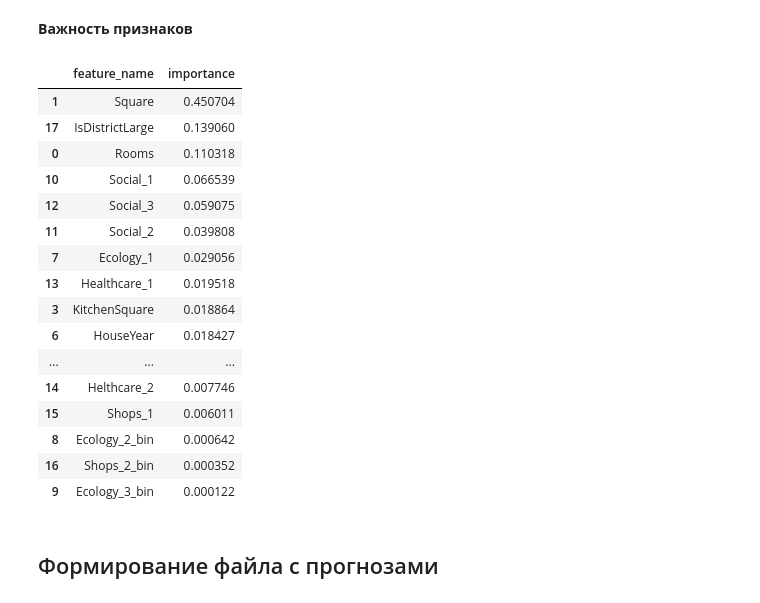
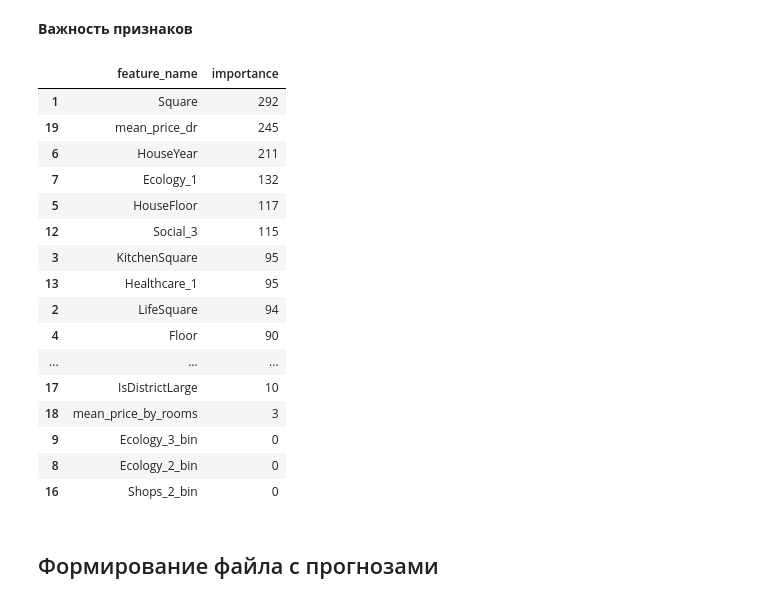
Before and after one commit to silverAndr/gb.datasince, a Jupyter notebook: project.ipynb, the cells around one changed output. Drawn from its saved outputs; the diff is of its cells as text; code cells hidden in the pictures.

```diff
--- a/project.ipynb
+++ b/project.ipynb
@@ -722,7 +734,8 @@ test_df.describe()
 # %% [markdown]
 **MedPriceByDistrict**
 # %%
-train_df = med_price_by_district_add(train_df)
+# mean_price_by_rooms mean_price_dr
+train_df = med_price_by_district_add(train_df, train_df)
 train_df.describe()
 # %% [output]
 |  | Rooms | Square | LifeSquare | KitchenSquare | Floor | HouseFloor | HouseYear | Ecology_1 | Social_1 | ... |
@@ -741,7 +769,7 @@ train_df.describe()
 feature_names = ['Rooms', 'Square', 'LifeSquare', 'KitchenSquare', 'Floor', 'HouseFloor', 'HouseYear',
                  'Ecology_1', 'Ecology_2_bin', 'Ecology_3_bin', 'Social_1', 'Social_2', 'Social_3',
                  'Healthcare_1', 'Helthcare_2', 'Shops_1', 'Shops_2_bin']
-new_feature_names = ['IsDistrictLarge']
+new_feature_names = ['IsDistrictLarge', 'mean_price_by_rooms', 'mean_price_dr']
 target_name = 'Price'
 X = train_df[feature_names + new_feature_names]
 y = train_df[target_name]
@@ -751,13 +779,13 @@ X_train, X_test, y_train, y_test = train_test_split(
 # %% [markdown]
 ### Обучаем модель
 # %%
-from sklearn.ensemble import RandomForestRegressor
+from lightgbm import LGBMRegressor
 def do_fit(X_train, y_train):
-    rf_model = RandomForestRegressor(max_depth=15, min_samples_split=50, n_estimators=1000, n_jobs=-1, random_state=21)
-    rf_model.fit(X_train, y_train)
-    return rf_model
+    best_model = LGBMRegressor(n_estimators = 80, max_depth = 5)
+    best_model.fit(X_train, y_train)
+    return best_model
 # %%
-rf_model = do_fit(X_train, y_train)
+best_model = do_fit(X_train, y_train)
 # %% [markdown]
 ### Делаем предсказание
 # %%
@@ -796,28 +820,28 @@ cv_score.mean() - cv_score.std(), cv_score.mean() + cv_score.std()
 # %% [markdown]
 **Важность признаков**
 # %%
-feature_importances = pd.DataFrame(zip(X_train.columns, rf_model.feature_importances_),
+feature_importances = pd.DataFrame(zip(X_train.columns, best_model.feature_importances_),
                                    columns=['feature_name', 'importance'])
 
 feature_importances.sort_values(by='importance', ascending=False)
 # %% [output]
 |  | feature_name | importance |
-| 1 | Square | 0.450704 |
-| 17 | IsDistrictLarge | 0.139060 |
-| 0 | Rooms | 0.110318 |
-| 10 | Social_1 | 0.066539 |
-| 12 | Social_3 | 0.059075 |
-| 11 | Social_2 | 0.039808 |
-| 7 | Ecology_1 | 0.029056 |
-| 13 | Healthcare_1 | 0.019518 |
-| 3 | KitchenSquare | 0.018864 |
-| 6 | HouseYear | 0.018427 |
+| 1 | Square | 292 |
+| 19 | mean_price_dr | 245 |
+| 6 | HouseYear | 211 |
+| 7 | Ecology_1 | 132 |
+| 5 | HouseFloor | 117 |
+| 12 | Social_3 | 115 |
+| 3 | KitchenSquare | 95 |
+| 13 | Healthcare_1 | 95 |
+| 2 | LifeSquare | 94 |
+| 4 | Floor | 90 |
 | ... | ... | ... |
-| 14 | Helthcare_2 | 0.007746 |
-| 15 | Shops_1 | 0.006011 |
-| 8 | Ecology_2_bin | 0.000642 |
-| 16 | Shops_2_bin | 0.000352 |
-| 9 | Ecology_3_bin | 0.000122 |
+| 17 | IsDistrictLarge | 10 |
+| 18 | mean_price_by_rooms | 3 |
+| 9 | Ecology_3_bin | 0 |
+| 8 | Ecology_2_bin | 0 |
+| 16 | Shops_2_bin | 0 |
 # %% [markdown]
 ## Формирование файла с прогнозами
 # %%
```
Also changed, not shown: parts of 22 cells of this notebook, 2 other files.
